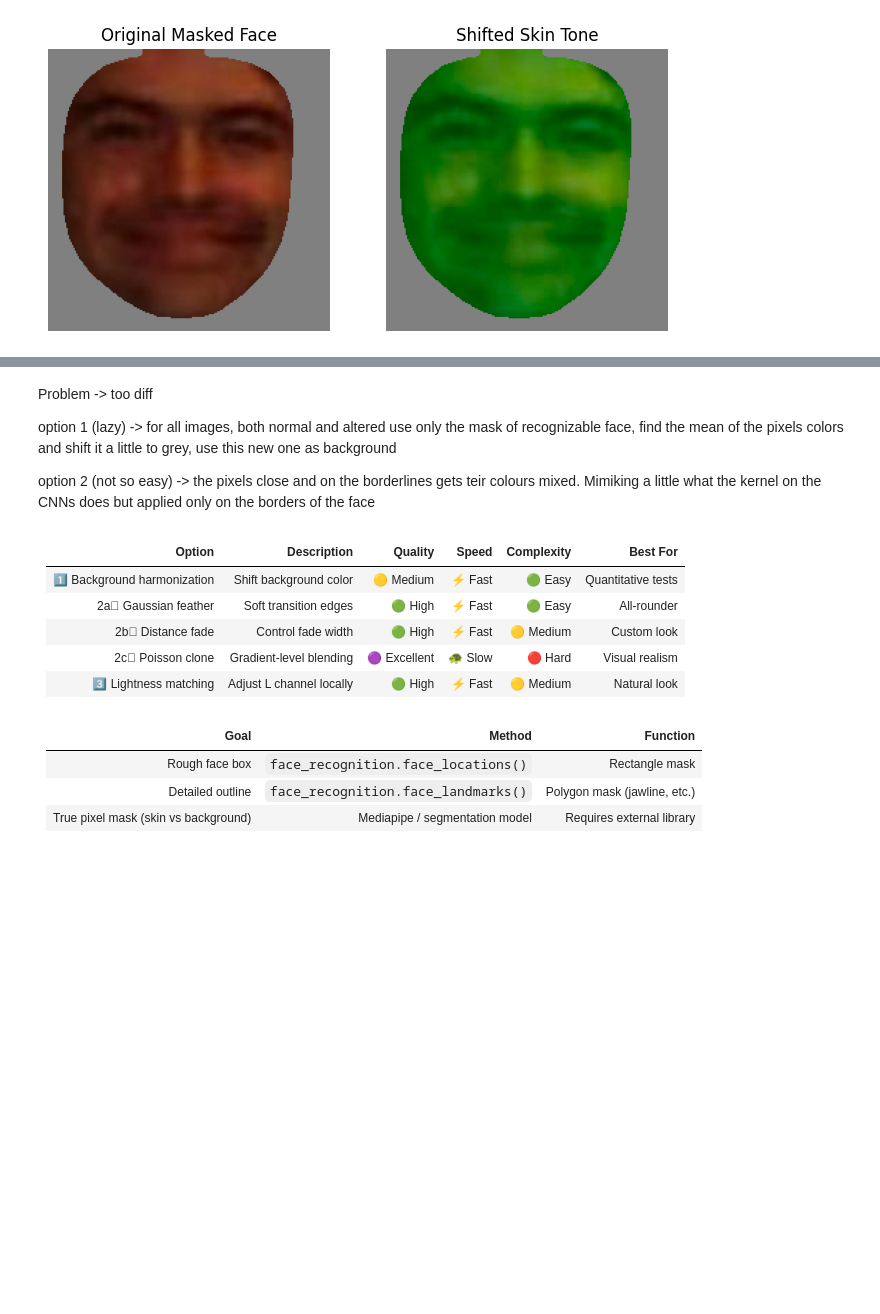
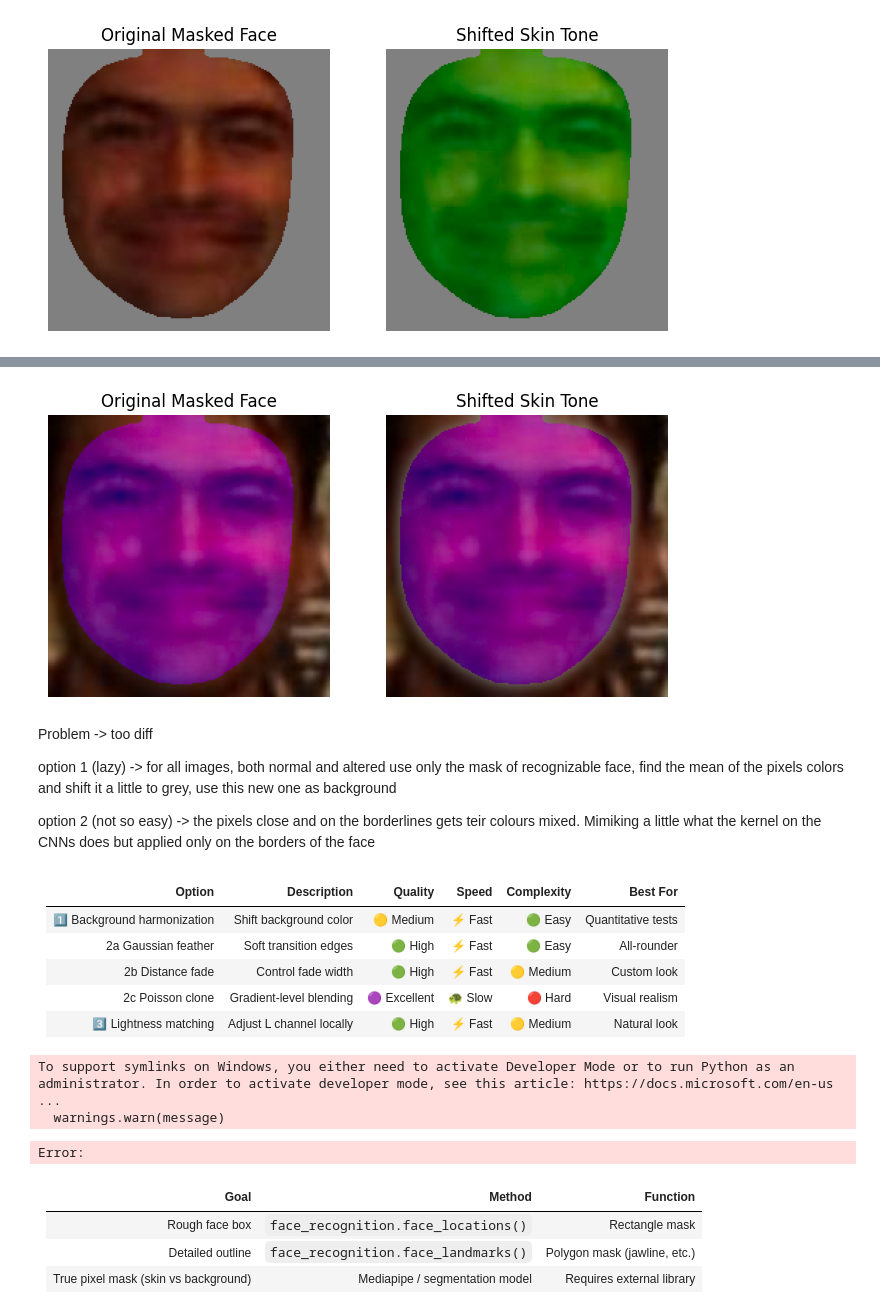
Before and after one commit to BOB-o-rabanete/Colored_Faces, a Jupyter notebook: main.ipynb, the cells around one changed output, grey strips where cells are left out. Cells and saved outputs as stored; diff of their text form; code cells hidden in the pictures; blank space fills up the shorter version.

Commit message:
.começar blur
fazer com q seja a outer part da máscara e q seja um mix das suas cores

```diff
--- a/main.ipynb
+++ b/main.ipynb
@@ -208,3 +135,12 @@ plt.show()
+# %%
+oainted_face = change_face_color(img_bgr, (128, 0, 128))
+oainted_face_blur = change_face_color(img = img_bgr, color = (128, 0, 128), smooth = 45)
+plt.figure(figsize=(8,4))
+plt.subplot(1,2,1); plt.imshow(oainted_face); plt.title("Original Masked Face"); plt.axis("off")
+plt.subplot(1,2,2); plt.imshow(oainted_face_blur); plt.title("Shifted Skin Tone"); plt.axis("off")
+plt.show()
+# %% [output]
+[figure, added]
 # %% [markdown]
 Problem -> too diff
 
@@ -215,10 +151,55 @@ option 2 (not so easy) -> the pixels close and on the borderlines gets teir colo
 | Option                       | Description              | Quality      | Speed   | Complexity | Best For           |
 | ---------------------------- | ------------------------ | ------------ | ------- | ---------- | ------------------ |
 | 1️⃣ Background harmonization | Shift background color   | 🟡 Medium    | ⚡ Fast  | 🟢 Easy    | Quantitative tests |
-| 2a️⃣ Gaussian feather        | Soft transition edges    | 🟢 High      | ⚡ Fast  | 🟢 Easy    | All-rounder        |
-| 2b️⃣ Distance fade           | Control fade width       | 🟢 High      | ⚡ Fast  | 🟡 Medium  | Custom look        |
-| 2c️⃣ Poisson clone           | Gradient-level blending  | 🟣 Excellent | 🐢 Slow | 🔴 Hard    | Visual realism     |
+| 2a️ Gaussian feather        | Soft transition edges    | 🟢 High      | ⚡ Fast  | 🟢 Easy    | All-rounder        |
+| 2b️ Distance fade           | Control fade width       | 🟢 High      | ⚡ Fast  | 🟡 Medium  | Custom look        |
+| 2c️ Poisson clone           | Gradient-level blending  | 🟣 Excellent | 🐢 Slow | 🔴 Hard    | Visual realism     |
 | 3️⃣ Lightness matching       | Adjust L channel locally | 🟢 High      | ⚡ Fast  | 🟡 Medium  | Natural look       |
+# %%
+"""
+This method takes too much time
+...and faild first try
+"""
+
+import torch
+from diffusers import StableDiffusionImg2ImgPipeline
+from PIL import Image
+
+# load the pretrained Stable Diffusion 2.1 model
+model_id = "stabilityai/stable-diffusion-2-1"
+device = "cuda" if torch.cuda.is_available() else "cpu"
+
+pipe = StableDiffusionImg2ImgPipeline.from_pretrained(
+    model_id,
+    torch_dtype=torch.float16 if device == "cuda" else torch.float32
+).to(device)
+
+
+# open your input image (replace with your file path)
+img_path = "../UTK_filtered/white/29_0_0_20170109002204936.jpg.chip.jpg"#28_0_0_20170104202019890.jpg.chip.jpg
+init_image = Image.open(img_path).convert("RGB")
+
+# the creative prompt
+prompt = "the same person but with natural looking green skin, realistic lighting, detailed skin texture, cinematic portrait"
+
+# adjust strength: 0.3–0.6 = subtle; 0.7+ = big change
+result = pipe(
+    prompt=prompt,
+    image=init_image,
+    strength=0.5,
+    guidance_scale=8.0
+).images[0]
+
+#result.save("green_skin_output.png")
+#print("✅ Saved output to green_skin_output.png")
+
+plt.imshow(result)
+plt.axis("off")
+plt.show()
+# %% [output]
+To support symlinks on Windows, you either need to activate Developer Mode or to run Python as an administrator. In order to activate developer mode, see this article: https://docs.microsoft.com/en-us ...
+  warnings.warn(message)
+Error:
 # %% [markdown]
 | Goal                                 | Method                              | Function                     |
 | ------------------------------------ | ----------------------------------- | ---------------------------- |
```
Also changed, not shown: parts of 4 cells of this notebook, 1 other file.
